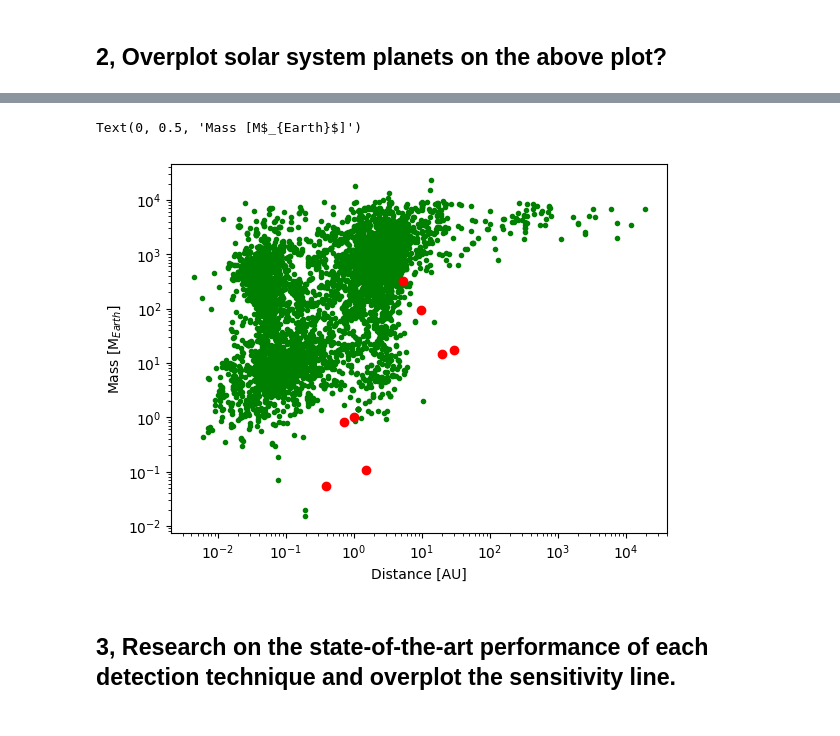
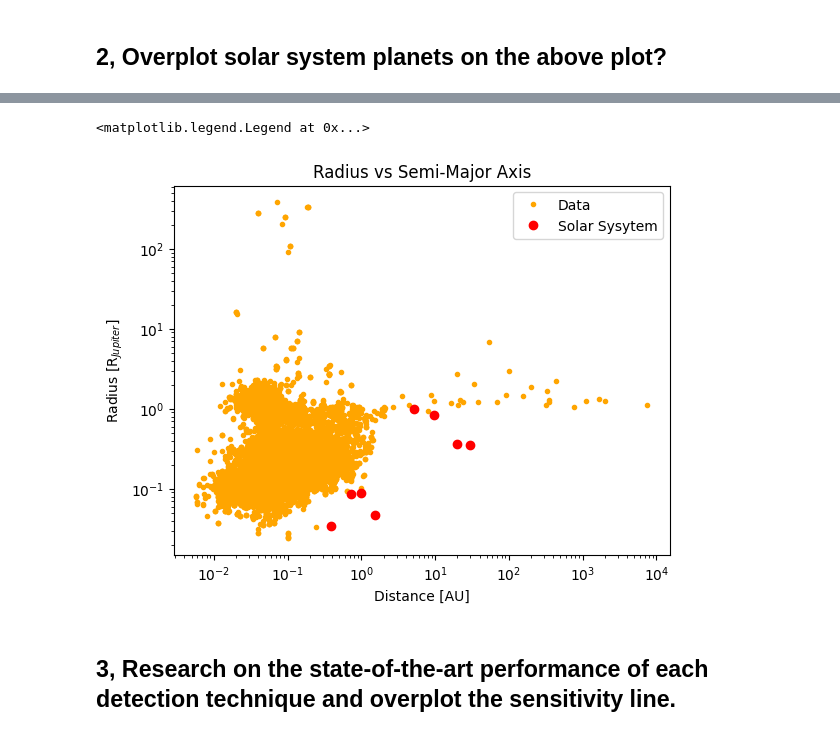
Before and after one commit to Jsk10101/PlanetarySci-Phys5205, a Jupyter notebook: NASA_Exoplanet_data_explorer_Group_3.ipynb, the cells around one changed output, grey strips where cells are left out. Cells and saved outputs as stored; diff of their text form; code cells hidden in the pictures.

```diff
--- a/NASA_Exoplanet_data_explorer_Group_3.ipynb
+++ b/NASA_Exoplanet_data_explorer_Group_3.ipynb
@@ -10,7 +10,7 @@ drive.mount('/content/drive')
 # %% [output]
 Mounted at /content/drive
 # %%
-tab = astropy.io.ascii.read("/content/drive/MyDrive/College/Junior/Planetary Science/Colab Notebooks/PS_2025.01.16_06.39.23.csv")
+tab = astropy.io.ascii.read("/content/drive/MyDrive/College/Junior/Planetary Science/Colab Notebooks/PS_2025.01.16_06.39.23.csv",)
 # %%
 print(tab.colnames)
 # %% [output]
@@ -52,7 +137,8 @@ Text(0, 0.5, 'Mass [M$_{Earth}$]')
 # %% [markdown]
 ## 2, Overplot solar system planets on the above plot?
 # %%
-Solar_system = {'Name': ['Mercury', 'Venus', 'Earth', 'Mars', 'Jupiter',],
+Solar_system = {'Name': ['Mercury', 'Venus', 'Earth', 'Mars', 'Jupiter', 'Saturn', 'Uranus', 'Neptune'],
                 'Mass': [0.055, 0.815, 1, 0.107, 318, 95, 14.5, 17],
                 'SM-axis': [0.387, 0.723, 1, 1.52, 5.2, 9.54, 19.9, 30.1],
-                'Period': [88, 225, 365, 687, 4333, 10759, 30687, 60190]}
+                'Period': [88, 225, 365, 687, 4333, 10759, 30687, 60190],
+                'Radius': [0.034, 0.085, 0.089, 0.047, 1, 0.84, 0.36, 0.35]}
@@ -69,13 +185,15 @@ Text(0, 0.5, 'Mass [M$_{Earth}$]')
 # %%
-plt.plot(tab["pl_orbsmax"], tab["pl_bmasse"], "g.")
-plt.plot(Solar_system["SM-axis"], Solar_system["Mass"], "ro")
+plt.plot(tab["pl_orbsmax"], tab["pl_radj"], ".", color = 'orange', label = 'Data')
+plt.plot(Solar_system["SM-axis"], Solar_system["Radius"], "ro", label = 'Solar Sysytem')
 plt.xscale("log")
 plt.yscale("log")
 plt.xlabel("Distance [AU]")
-plt.ylabel(r"Mass [M$_{Earth}$]")
+plt.ylabel(r"Radius [R$_{Jupiter}$]")
+plt.title("Radius vs Semi-Major Axis")
+plt.legend()
 # %% [output]
-Text(0, 0.5, 'Mass [M$_{Earth}$]')
+<matplotlib.legend.Legend at 0x...>
-[figure, old version]
+[figure, new version]
 # %% [markdown]
 ## 3, Research on the state-of-the-art performance of each detection technique and overplot the sensitivity line.
 # %% [markdown]
```
Also changed, not shown: parts of 24 cells of this notebook.
